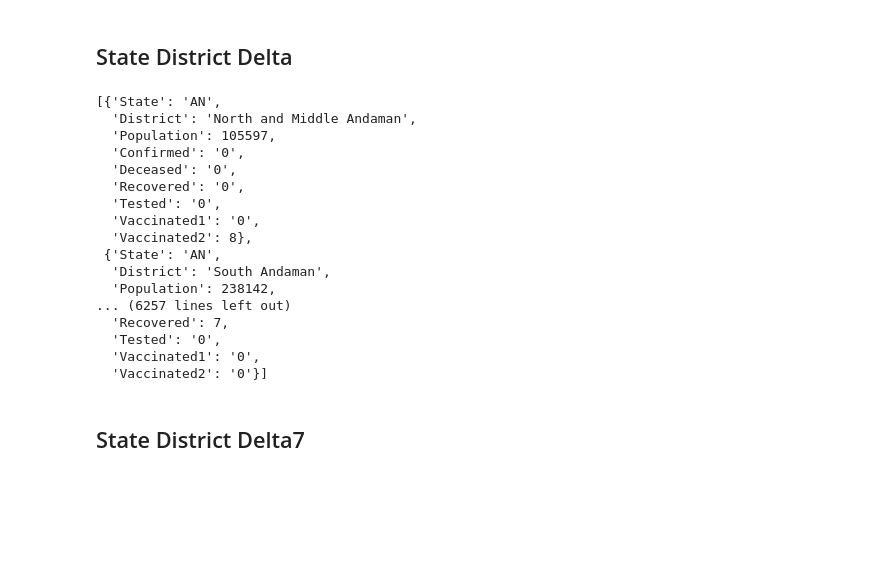
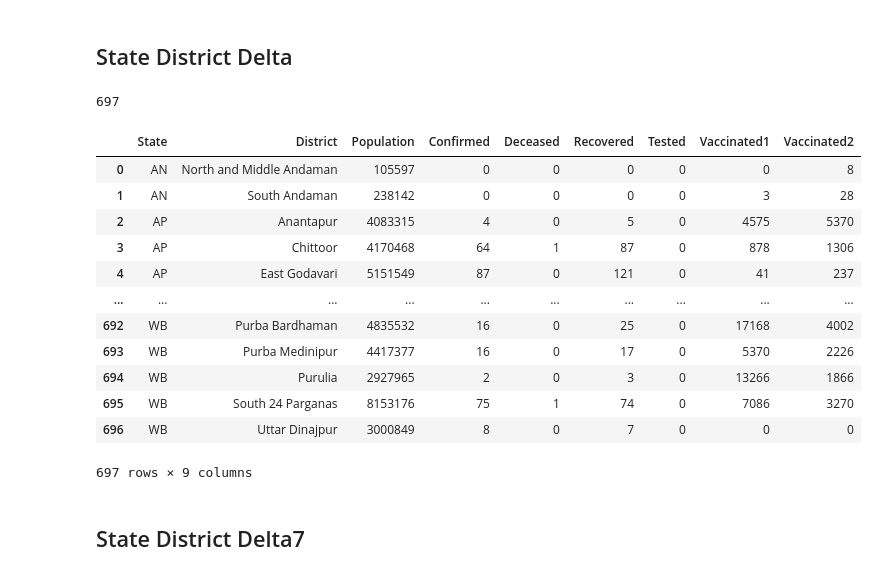
Before and after one commit to naushadcom/COVID19-India, a Jupyter notebook: covid-19.ipynb, the cells around one changed output. Cells and saved outputs as stored; diff of their text form; code cells hidden in the pictures; blank space fills up the shorter version.

```diff
--- a/covid-19.ipynb
+++ b/covid-19.ipynb
@@ -341,22 +335,3 @@ for i in states.keys():
                     vaccinated2 ='0'
                 dic1={'State':state, 'District':district,'Population':population,'Confirmed':confirmed, 'Deceased':deceased, 'Recovered':recovered,'Tested':tested,'Vaccinated1':vaccinated1,'Vaccinated2':vaccinated2}
                 district_delta.append(dic1)
-district_delta
-# %% [output]
-[{'State': 'AN',
-  'District': 'North and Middle Andaman',
-  'Population': 105597,
-  'Confirmed': '0',
-  'Deceased': '0',
-  'Recovered': '0',
-  'Tested': '0',
-  'Vaccinated1': '0',
-  'Vaccinated2': 8},
- {'State': 'AN',
-  'District': 'South Andaman',
-  'Population': 238142,
-... (6257 lines left out)
-  'Recovered': 7,
-  'Tested': '0',
-  'Vaccinated1': '0',
-  'Vaccinated2': '0'}]
@@ -363,7 +340,23 @@ district_delta
 # %%
 # creating dataframe of district delta
-
 delta_district_data = pd.DataFrame(district_delta)
+print(len(delta_district_data))
+delta_district_data
+# %% [output]
+697
+|  | State | District | Population | Confirmed | Deceased | Recovered | Tested | Vaccinated1 | Vaccinated2 |
+| 0 | AN | North and Middle Andaman | 105597 | 0 | 0 | 0 | 0 | 0 | 8 |
+| 1 | AN | South Andaman | 238142 | 0 | 0 | 0 | 0 | 3 | 28 |
+| 2 | AP | Anantapur | 4083315 | 4 | 0 | 5 | 0 | 4575 | 5370 |
+| 3 | AP | Chittoor | 4170468 | 64 | 1 | 87 | 0 | 878 | 1306 |
+| 4 | AP | East Godavari | 5151549 | 87 | 0 | 121 | 0 | 41 | 237 |
+| ... | ... | ... | ... | ... | ... | ... | ... | ... | ... |
+| 692 | WB | Purba Bardhaman | 4835532 | 16 | 0 | 25 | 0 | 17168 | 4002 |
+| 693 | WB | Purba Medinipur | 4417377 | 16 | 0 | 17 | 0 | 5370 | 2226 |
+| 694 | WB | Purulia | 2927965 | 2 | 0 | 3 | 0 | 13266 | 1866 |
+| 695 | WB | South 24 Parganas | 8153176 | 75 | 1 | 74 | 0 | 7086 | 3270 |
+| 696 | WB | Uttar Dinajpur | 3000849 | 8 | 0 | 7 | 0 | 0 | 0 |
+697 rows × 9 columns
 # %%
 # converting to csv district delta
 
```
Also changed, not shown: parts of 10 cells of this notebook.
